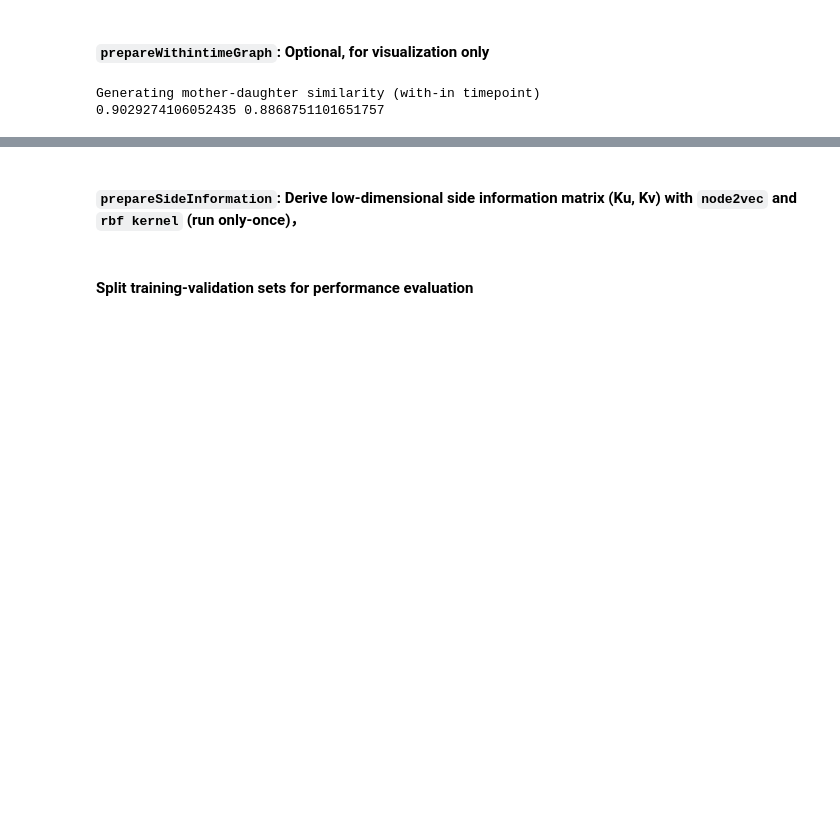
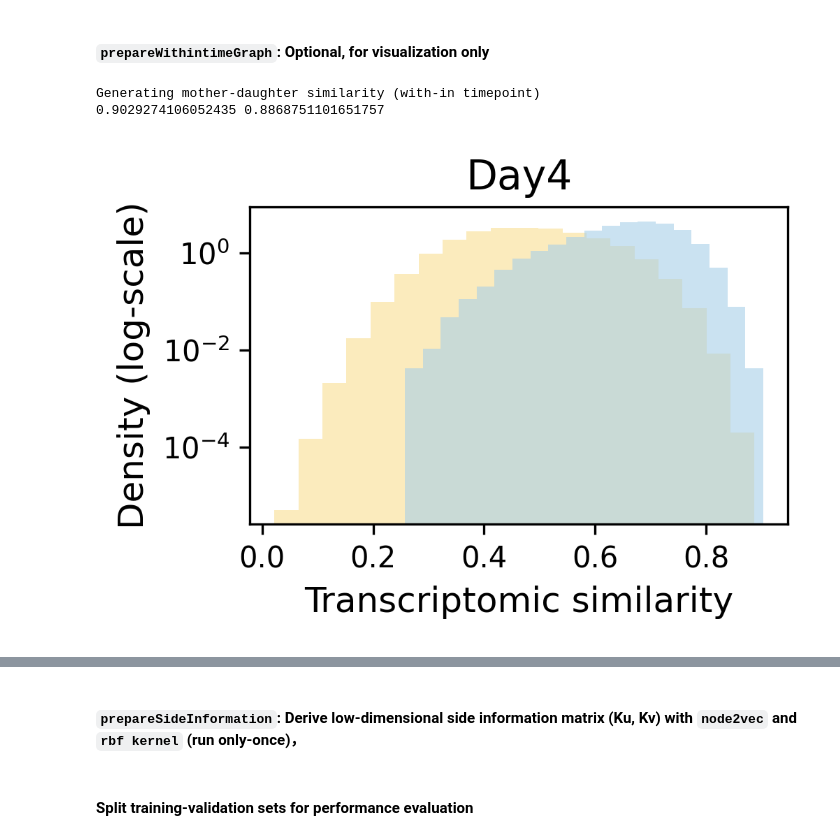
Before and after one commit to czythu/scTrace, a Jupyter notebook: tutorial/Larry-InvitroDiff.ipynb, the cells around one changed output, grey strips where cells are left out. Cells and saved outputs as stored; diff of their text form; code cells hidden in the pictures; blank space fills up the shorter version.

```diff
--- a/tutorial/Larry-InvitroDiff.ipynb
+++ b/tutorial/Larry-InvitroDiff.ipynb
@@ -70,11 +72,12 @@ Generating mother-daughter similarity
 # %% [markdown]
 #### `prepareWithintimeGraph`: Optional, for visualization only
 # %%
-sim_mat, within_lin_mat = prepareWithintimeGraph(data_pre=data_pre, data_pos=data_pos,
-                                                 lineage_identity='Clone',
-                                                 pre_name=pre_name, pos_name=pos_name,
-                                                 savePath=savePath, run_label_time=run_label_time,
-                                                 mode="pre")
+sim, within_lin_mat = prepareWithintimeGraph(data_pre=data_pre,data_pos=data_pos,
+                                             lineage_identity='Clone',
+                                             pre_name=pre_name, pos_name=pos_name,
+                                             savePath=savePath, run_label_time=run_label_time,
+                                             mode='pre')
 # %% [output]
 Generating mother-daughter similarity (with-in timepoint)
 0.9029274106052435 0.8868751101651757
+[figure, added]
```
Also changed, not shown: parts of 9 cells of this notebook, 2 other files.
